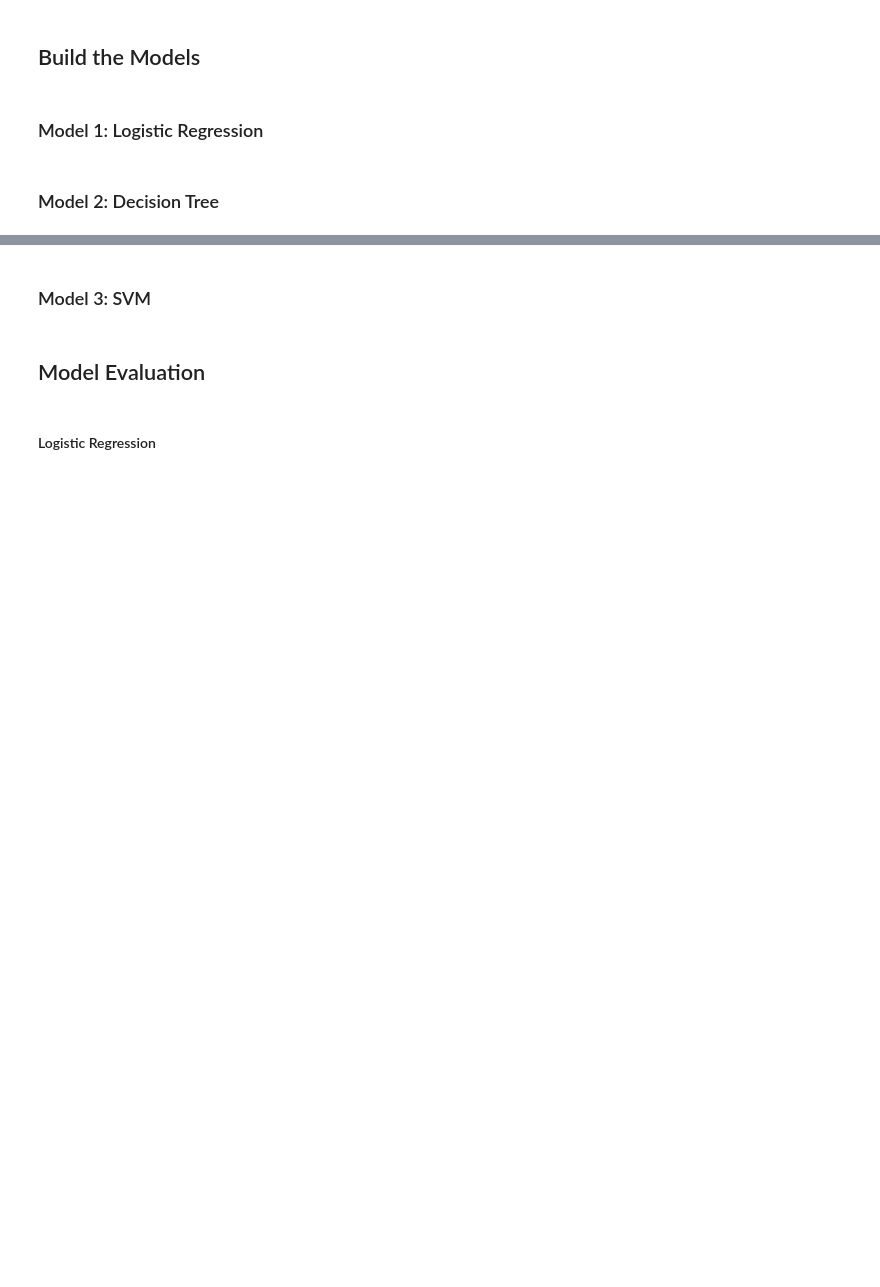
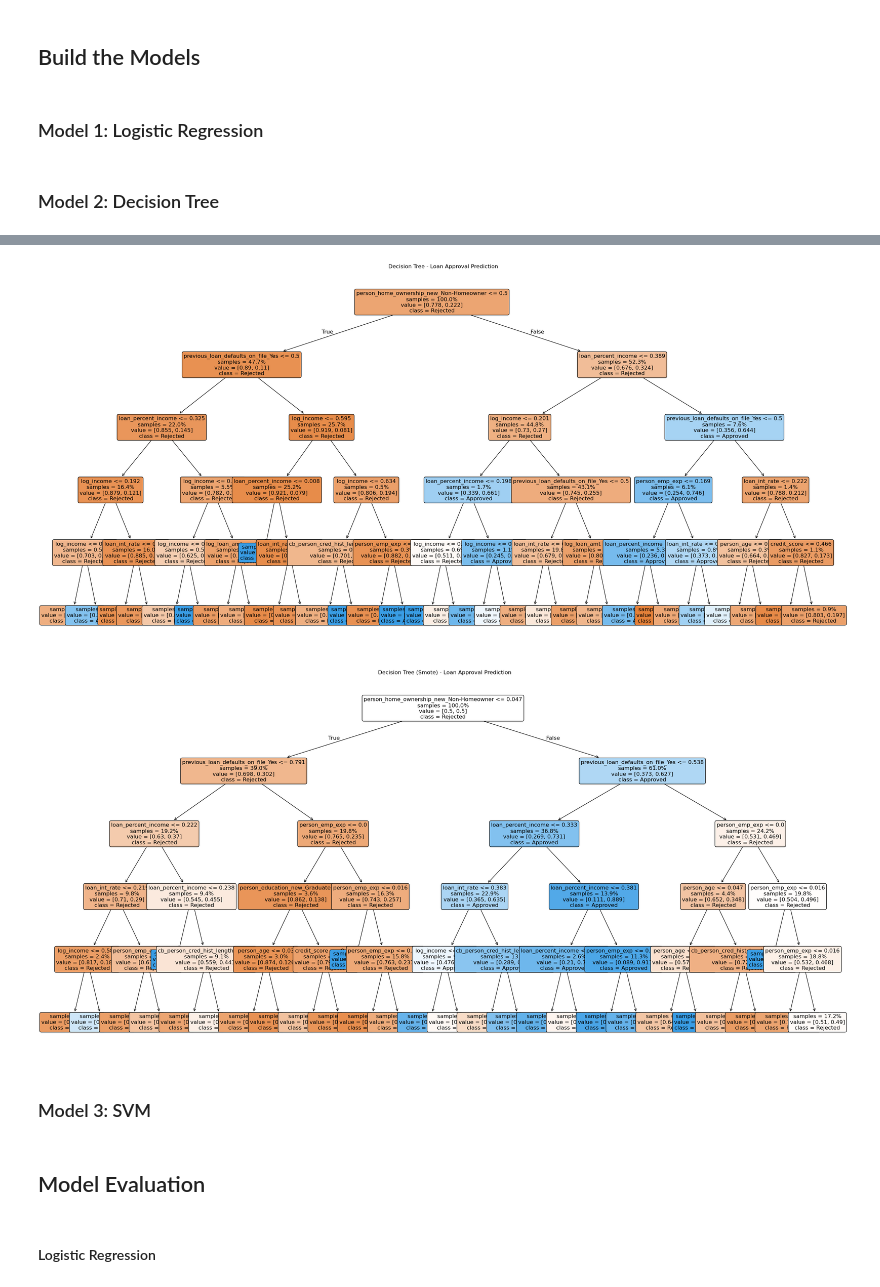
Before and after one commit to jb705249/SJU_DSS_740_Final_Project, a Jupyter notebook: Scr/all_models.ipynb, the cells around one changed output, grey strips where cells are left out. Drawn from its saved outputs; the diff is of its cells as text; code cells hidden in the pictures; blank space fills up the shorter version.

Commit message:
Created new function to print decision trees and added model evals and tuning for log

```diff
--- a/Scr/all_models.ipynb
+++ b/Scr/all_models.ipynb
@@ -288,3 +247,20 @@ plt.show()
+# %%
+# Decision Tree -- Base Model
+dt_model = DecisionTreeClassifier(max_depth=5,random_state=42)
+dt_model.fit(X_train_scaled, y_train)
+
+# Visualize the Decision Tree
+decisionTree(dt_model, X_train)
+
+# Decision Tree -- Smote Model
+smote_dt_model = DecisionTreeClassifier(max_depth=5,random_state=42)
+smote_dt_model.fit(X_smote_train, y_smote_train)
+
+# Visualize the Decision Tree
+decisionTree(smote_dt_model, X_train, smote=True)
+# %% [output]
+[figure, added]
+[figure, added]
 # %% [markdown]
 <h3> Model 3: SVM </h3>
 # %%
```
Also changed, not shown: parts of 20 cells of this notebook.
